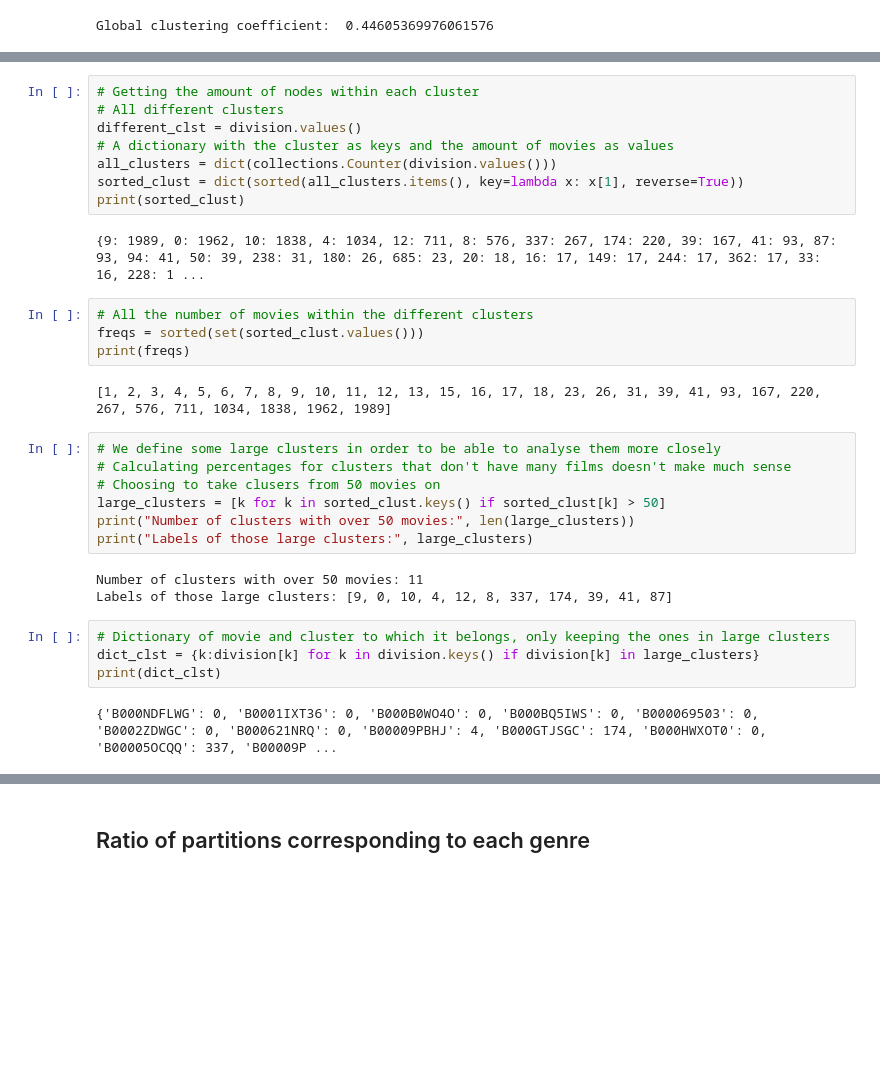
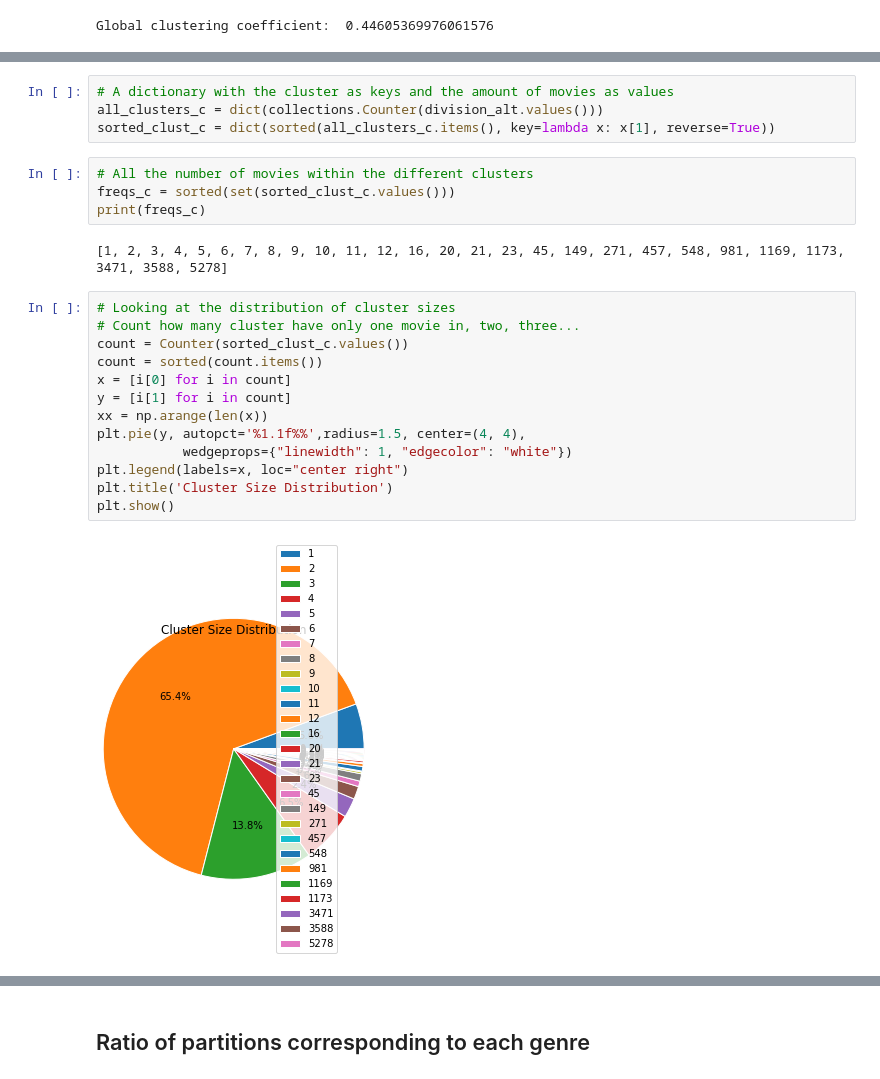
Before and after one commit to corey0211/MRWP-movie-reviews-project, a Jupyter notebook: Percentages.ipynb, the cells around one changed output, grey strips where cells are left out. Cells and saved outputs as stored; diff of their text form; blank space fills up the shorter version.

```diff
--- a/Percentages.ipynb
+++ b/Percentages.ipynb
@@ -191,34 +216,27 @@ The original graph has 880 divisions
 # %%
-# Getting the amount of nodes within each cluster
-# All different clusters
-different_clst = division.values()
 # A dictionary with the cluster as keys and the amount of movies as values
-all_clusters = dict(collections.Counter(division.values()))
-sorted_clust = dict(sorted(all_clusters.items(), key=lambda x: x[1], reverse=True))
-print(sorted_clust)
+all_clusters_c = dict(collections.Counter(division_alt.values()))
+sorted_clust_c = dict(sorted(all_clusters_c.items(), key=lambda x: x[1], reverse=True))
-# %% [output]
-{9: 1989, 0: 1962, 10: 1838, 4: 1034, 12: 711, 8: 576, 337: 267, 174: 220, 39: 167, 41: 93, 87: 93, 94: 41, 50: 39, 238: 31, 180: 26, 685: 23, 20: 18, 16: 17, 149: 17, 244: 17, 362: 17, 33: 16, 228: 1 ...
 # %%
 # All the number of movies within the different clusters
-freqs = sorted(set(sorted_clust.values()))
-print(freqs)
+freqs_c = sorted(set(sorted_clust_c.values()))
+print(freqs_c)
 # %% [output]
-[1, 2, 3, 4, 5, 6, 7, 8, 9, 10, 11, 12, 13, 15, 16, 17, 18, 23, 26, 31, 39, 41, 93, 167, 220, 267, 576, 711, 1034, 1838, 1962, 1989]
+[1, 2, 3, 4, 5, 6, 7, 8, 9, 10, 11, 12, 16, 20, 21, 23, 45, 149, 271, 457, 548, 981, 1169, 1173, 3471, 3588, 5278]
-# %%
-# We define some large clusters in order to be able to analyse them more closely
-# Calculating percentages for clusters that don't have many films doesn't make much sense
-# Choosing to take clusers from 50 movies on
-large_clusters = [k for k in sorted_clust.keys() if sorted_clust[k] > 50]
-print("Number of clusters with over 50 movies:", len(large_clusters))
-print("Labels of those large clusters:", large_clusters)
-# %% [output]
-Number of clusters with over 50 movies: 11
-Labels of those large clusters: [9, 0, 10, 4, 12, 8, 337, 174, 39, 41, 87]
-# %%
-# Dictionary of movie and cluster to which it belongs, only keeping the ones in large clusters
-dict_clst = {k:division[k] for k in division.keys() if division[k] in large_clusters}
-print(dict_clst)
-# %% [output]
-{'B000NDFLWG': 0, 'B0001IXT36': 0, 'B000B0WO4O': 0, 'B000BQ5IWS': 0, 'B000069503': 0, 'B0002ZDWGC': 0, 'B000621NRQ': 0, 'B00009PBHJ': 4, 'B000GTJSGC': 174, 'B000HWXOT0': 0, 'B00005OCQQ': 337, 'B00009P ...
+# %%
+# Looking at the distribution of cluster sizes
+# Count how many cluster have only one movie in, two, three...
+count = Counter(sorted_clust_c.values())
+count = sorted(count.items())
+x = [i[0] for i in count]
+y = [i[1] for i in count]
+xx = np.arange(len(x))
+plt.pie(y, autopct='%1.1f%%',radius=1.5, center=(4, 4),
+           wedgeprops={"linewidth": 1, "edgecolor": "white"})
+plt.legend(labels=x, loc="center right")
+plt.title('Cluster Size Distribution')
+plt.show()
+# %% [output]
+[figure, added]
 # %%
 # Dictionary of clusters as keys and lists of movies in those clusters as values
```
Also changed, not shown: parts of 62 cells of this notebook.
